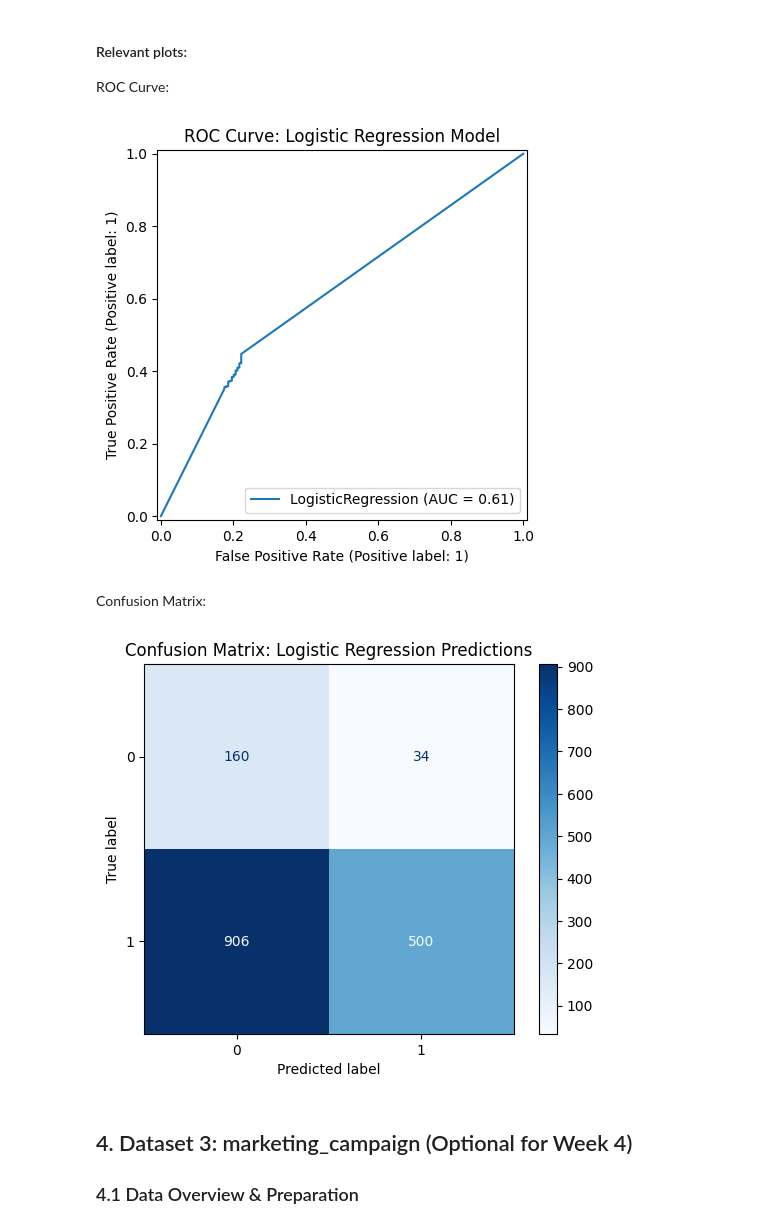
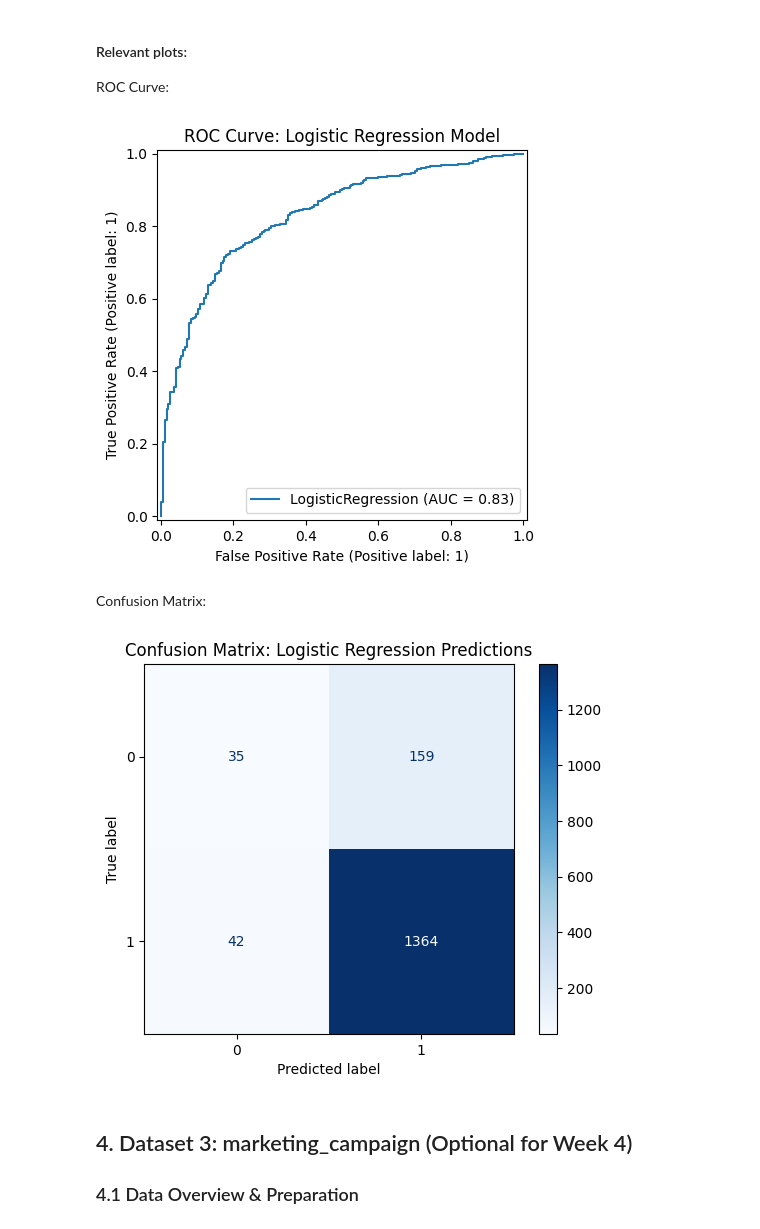
Before and after one commit to paumar2/Capstone-Customer-Churn-BU, a Jupyter notebook: week4_logistic_scaling_notebook.ipynb, the cells around one changed output. Drawn from its saved outputs; the diff is of its cells as text; code cells hidden in the pictures.

```diff
--- a/week4_logistic_scaling_notebook.ipynb
+++ b/week4_logistic_scaling_notebook.ipynb
@@ -137,19 +137,19 @@ Logistic Regression (Min-Max Scaling): {'Accuracy': 0.873125, 'Confusion Matrix'
 #### Relevant plots:
 ROC Curve:
 # %%
-RocCurveDisplay.from_estimator(log_reg_std, X_test, y_test)
+RocCurveDisplay.from_estimator(log_reg_std, X_test_std, y_test)
 plt.title("ROC Curve: Logistic Regression Model")
 plt.show()
 # %% [output]
-[figure, old version]
+[figure, new version]
 # %% [markdown]
 Confusion Matrix:
 # %%
-ConfusionMatrixDisplay.from_estimator(log_reg_std, X_test, y_test, cmap="Blues")
+ConfusionMatrixDisplay.from_estimator(log_reg_std, X_test_std, y_test, cmap="Blues")
 plt.title("Confusion Matrix: Logistic Regression Predictions")
 plt.show()
 # %% [output]
-[figure, old version]
+[figure, new version]
 # %% [markdown]
 ## 4. Dataset 3: marketing_campaign (Optional for Week 4)
 ### 4.1 Data Overview & Preparation
```
Also changed, not shown: parts of 3 cells of this notebook.
